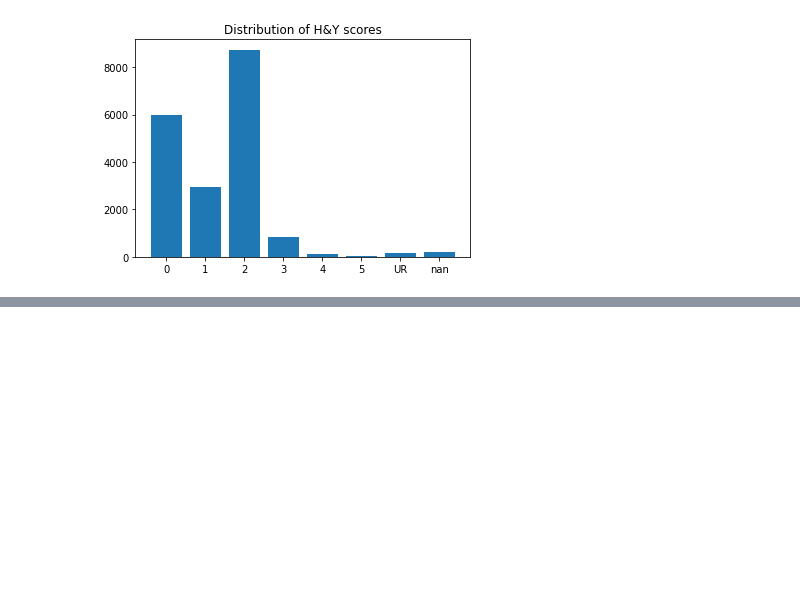
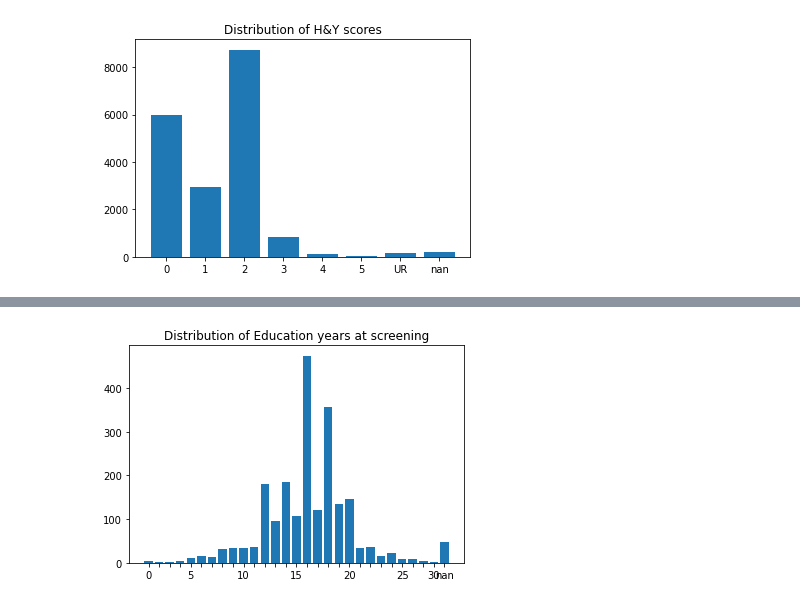
Before and after one commit to LivingPark-MRI/sterling-etal-2016, a Jupyter notebook: sterling-etal-2016.ipynb, the cells around one changed output, grey strips where cells are left out. Saved outputs shown, nothing was run; the diff lists cells and outputs as text; code cells hidden in the pictures; blank space fills up the shorter version.

Commit message:
Implemented education related cells

```diff
--- a/sterling-etal-2016.ipynb
+++ b/sterling-etal-2016.ipynb
@@ -339,0 +343,14 @@ age[age["EVENT_ID"] == "BL"]["AGE_AT_VISIT"].plot.hist(
+# %%
+socio = pd.read_csv(os.path.join(data_dir, "Socio-Economics.csv"))[
+    ["PATNO", "EVENT_ID", "EDUCYRS"]
+]
+socio = socio[socio["EVENT_ID"] == "SC"]
+socio = socio.drop(["EVENT_ID"], axis=1)
+
+fig, ax = plt.subplots()
+dist = socio.groupby(["EDUCYRS"], dropna=False).size()
+plt.bar(dist.index.astype(str), dist.values)
+plt.title("Distribution of Education years at screening")
+reformat_plot_labels(dist, ax, 5)
+# %% [output]
+[figure, added]
```
Also changed, not shown: parts of 30 cells of this notebook.
